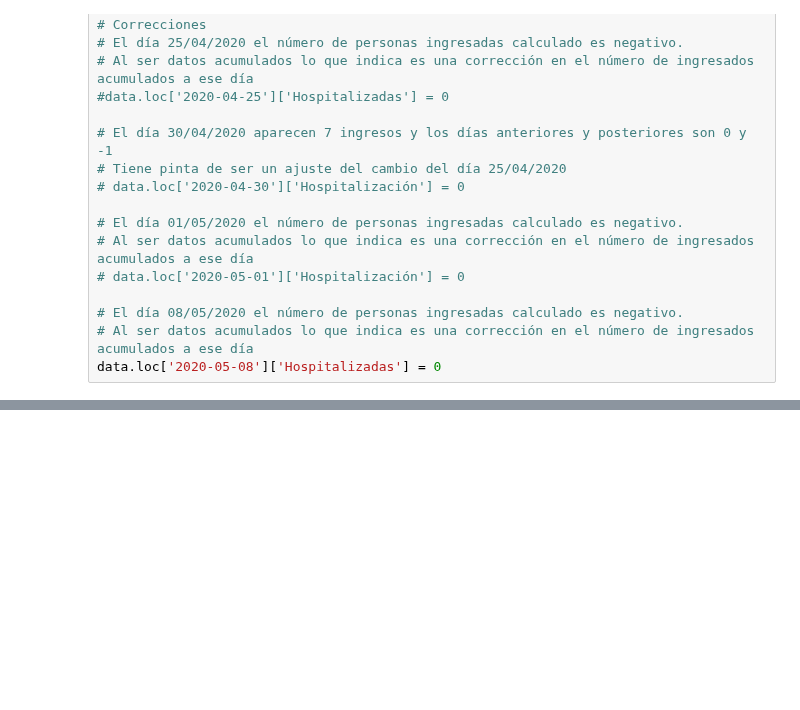
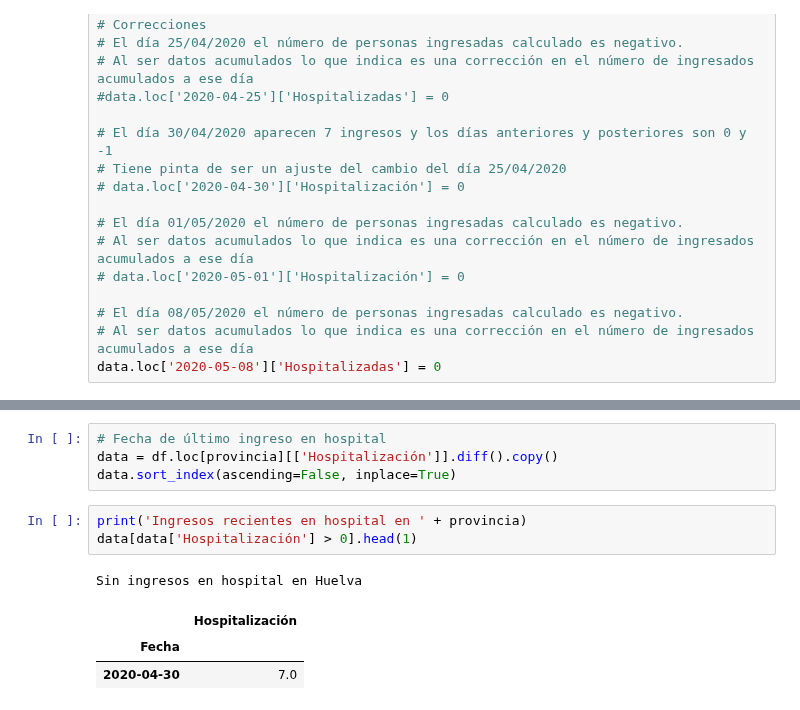
Before and after one commit to kfern/jupyter, a Jupyter notebook: covid19-es-and/day2csv.ipynb, the cells around one changed output, grey strips where cells are left out. Drawn from its saved outputs; the diff is of its cells as text; blank space fills up the shorter version.

```diff
--- a/covid19-es-and/day2csv.ipynb
+++ b/covid19-es-and/day2csv.ipynb
@@ -144,0 +145,12 @@ Nuevos casos en los últimos 15 días en Huelva. (Nuevos ingresos hospitalarios)
+# %%
+# Fecha de último ingreso en hospital
+data = df.loc[provincia][['Hospitalización']].diff().copy()
+data.sort_index(ascending=False, inplace=True)
+# %%
+print('Ingresos recientes en hospital en ' + provincia)
+data[data['Hospitalización'] > 0].head(1)
+# %% [output]
+Sin ingresos en hospital en Huelva
+|  | Hospitalización |
+| Fecha |  |
+| 2020-04-30 | 7.0 |
```
Also changed, not shown: parts of 6 cells of this notebook, 1 other file.
